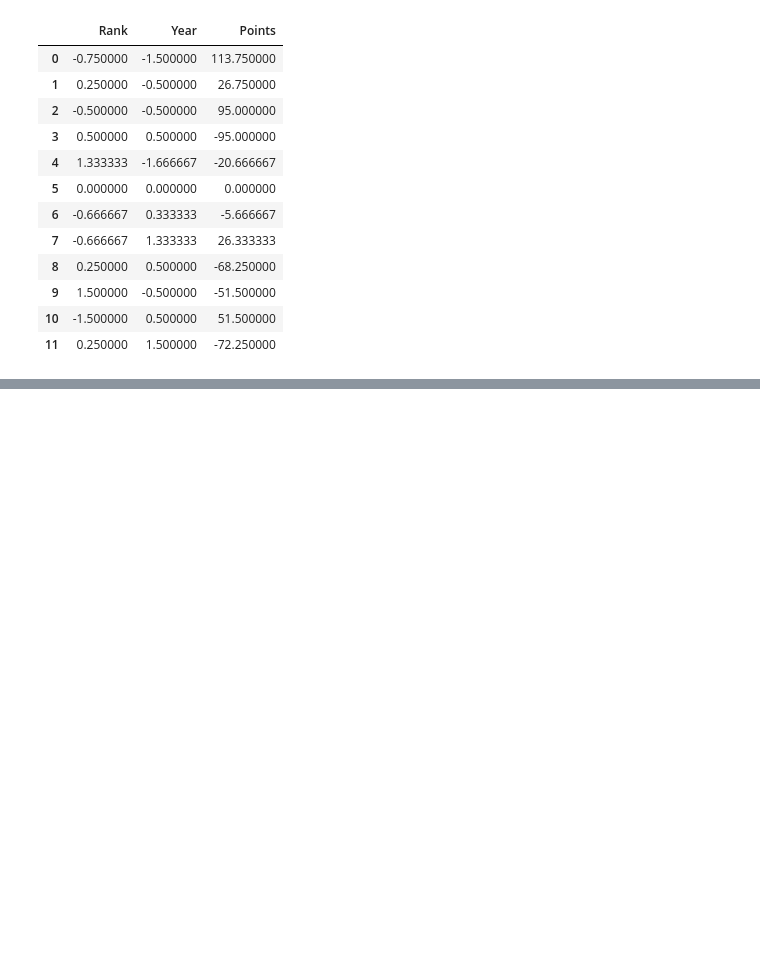
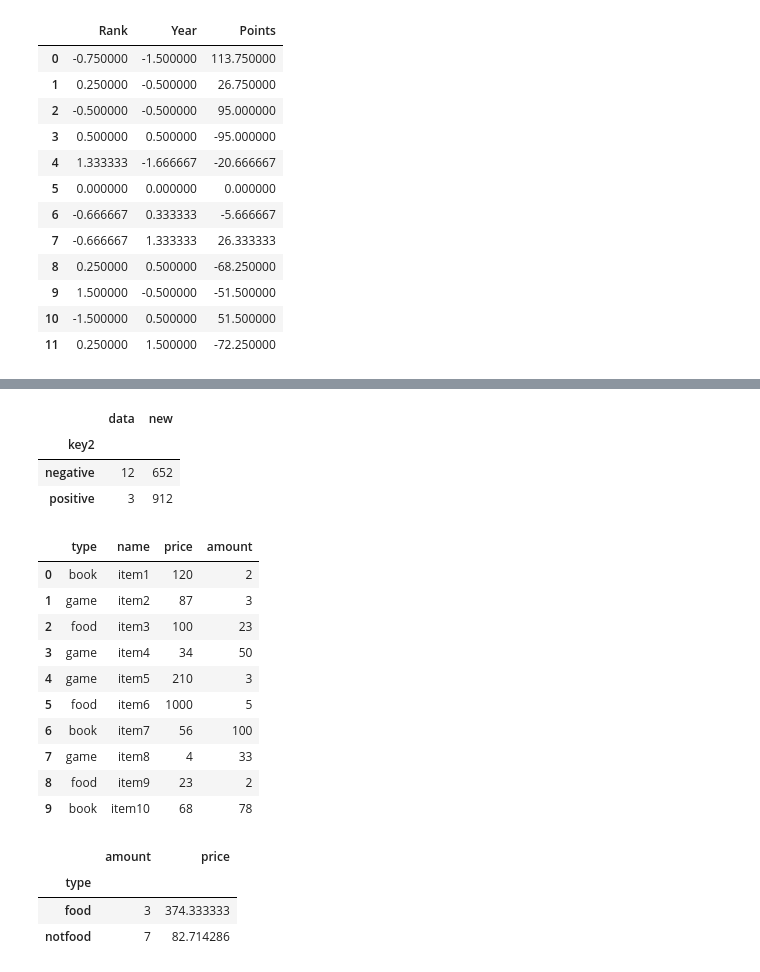
Before and after one commit to danyalutsevich/ML_AI, a Jupyter notebook: Pandas/GroupBy.ipynb, the cells around one changed output, grey strips where cells are left out. Drawn from its saved outputs; the diff is of its cells as text; code cells hidden in the pictures; blank space fills up the shorter version.

```diff
--- a/Pandas/GroupBy.ipynb
+++ b/Pandas/GroupBy.ipynb
@@ -233,0 +310,28 @@ df['new'].groupby(df['key']).apply(get_stats).unstack()
+# %%
+df1.groupby(mapping).sum()
+# %% [output]
+|  | data | new |
+| key2 |  |  |
+| negative | 12 | 652 |
+| positive | 3 | 912 |
+# %%
+df3 = pd.DataFrame({
+    "type": ["book", "game", "food", "game", "game", "food", "book", "game", "food", "book"],
+    "name": ["item1", "item2", "item3", "item4", "item5", "item6", "item7", "item8", "item9", "item10"],
+    "price": [120, 87, 100, 34, 210, 1000, 56, 4, 23, 68],
+    "amount": [2, 3, 23, 50, 3, 5, 100, 33, 2, 78]
+})
+
+df3
+# %% [output]
+|  | type | name | price | amount |
+| 0 | book | item1 | 120 | 2 |
+| 1 | game | item2 | 87 | 3 |
+| 2 | food | item3 | 100 | 23 |
+| 3 | game | item4 | 34 | 50 |
+| 4 | game | item5 | 210 | 3 |
+| 5 | food | item6 | 1000 | 5 |
+| 6 | book | item7 | 56 | 100 |
+| 7 | game | item8 | 4 | 33 |
+| 8 | food | item9 | 23 | 2 |
+| 9 | book | item10 | 68 | 78 |
@@ -233,0 +341,7 @@ df['new'].groupby(df['key']).apply(get_stats).unstack()
+# %%
+df3.groupby(foodDict).aggregate({"amount":"count","price":"mean"})
+# %% [output]
+|  | amount | price |
+| type |  |  |
+| food | 3 | 374.333333 |
+| notfood | 7 | 82.714286 |
```
Also changed, not shown: parts of 27 cells of this notebook, 3 other files.
